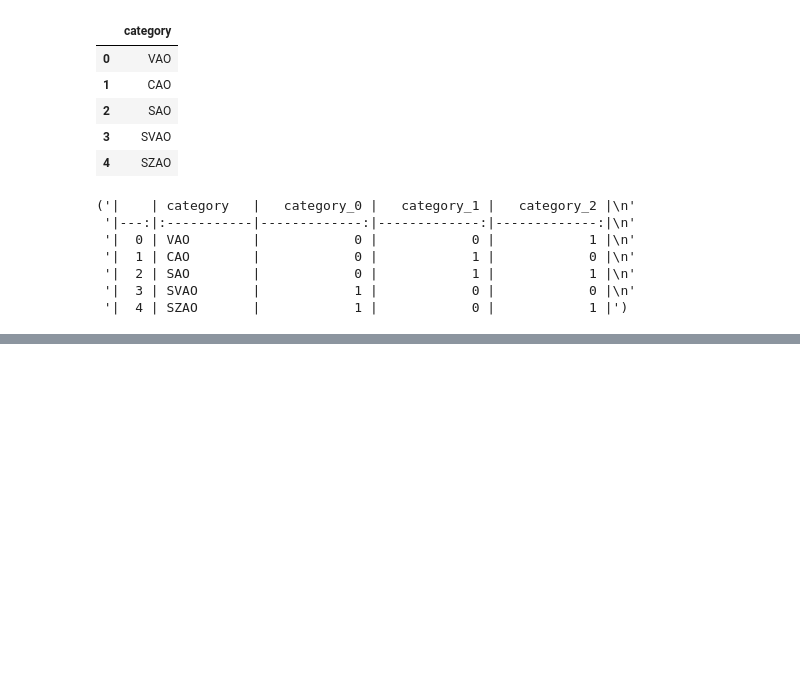
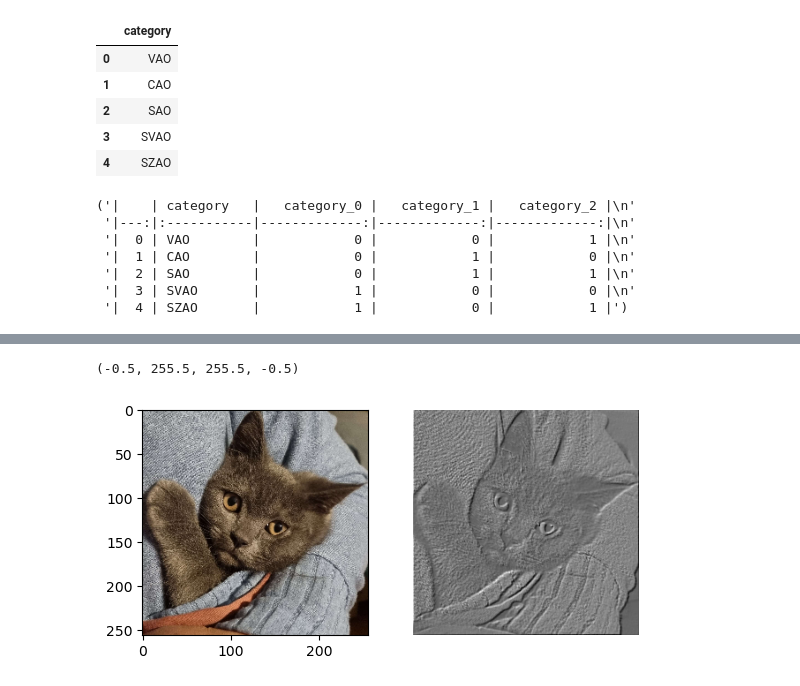
Before and after one commit to IvT-DS/sl_cheatsheets, a Jupyter notebook: aux/aux_tables.ipynb, the cells around one changed output, grey strips where cells are left out. Drawn from its saved outputs; the diff is of its cells as text; code cells hidden in the pictures; blank space fills up the shorter version.

Commit message:
added conv in Vis

```diff
--- a/aux/aux_tables.ipynb
+++ b/aux/aux_tables.ipynb
@@ -92,0 +101,48 @@ pprint(pd.concat([df, be.fit_transform(df)], axis=1).to_markdown())
+# %%
+model = torch.nn.Conv2d(3, 1, 3, padding=1)
+borders = torch.Tensor(
+        [[
+            [1, 0, -1],
+            [1, 0, -1],
+            [1, 0, -1]
+        ]]
+    )
+
+embossing = torch.Tensor(
+        [[
+            [-2, -1, 0],
+            [-1, 1, 1],
+            [0, 1, 2]
+        ]]
+    )
+
+sharpness = torch.Tensor(
+        [[
+            [0, -1, 0],
+            [-1, 5, -1],
+            [0, -1, 0]
+        ]]
+    )
+
+gauss = torch.Tensor(
+    [[
+        [1, 2, 1],
+        [2, 4, 2],
+        [1, 2, 1],
+    ]]
+)/16
+
+
+model.weight = torch.nn.Parameter(torch.cat(3*[embossing]).unsqueeze(0))
+
+img = PIL.Image.open('cat.png').convert('RGB')
+img_tensor = torchvision.transforms.ToTensor()(img)
+result = model(img_tensor.unsqueeze(0))
+_, ax = plt.subplots(1, 2)
+ax[0].imshow(img)
+plt.axis('off')
+ax[1].imshow(result.detach().numpy()[0, 0, :, :], cmap='gray')
+plt.axis('off')
+# %% [output]
+(-0.5, 255.5, 255.5, -0.5)
+[figure, added]
```
Also changed, not shown: parts of 4 cells of this notebook, 1 other file.
